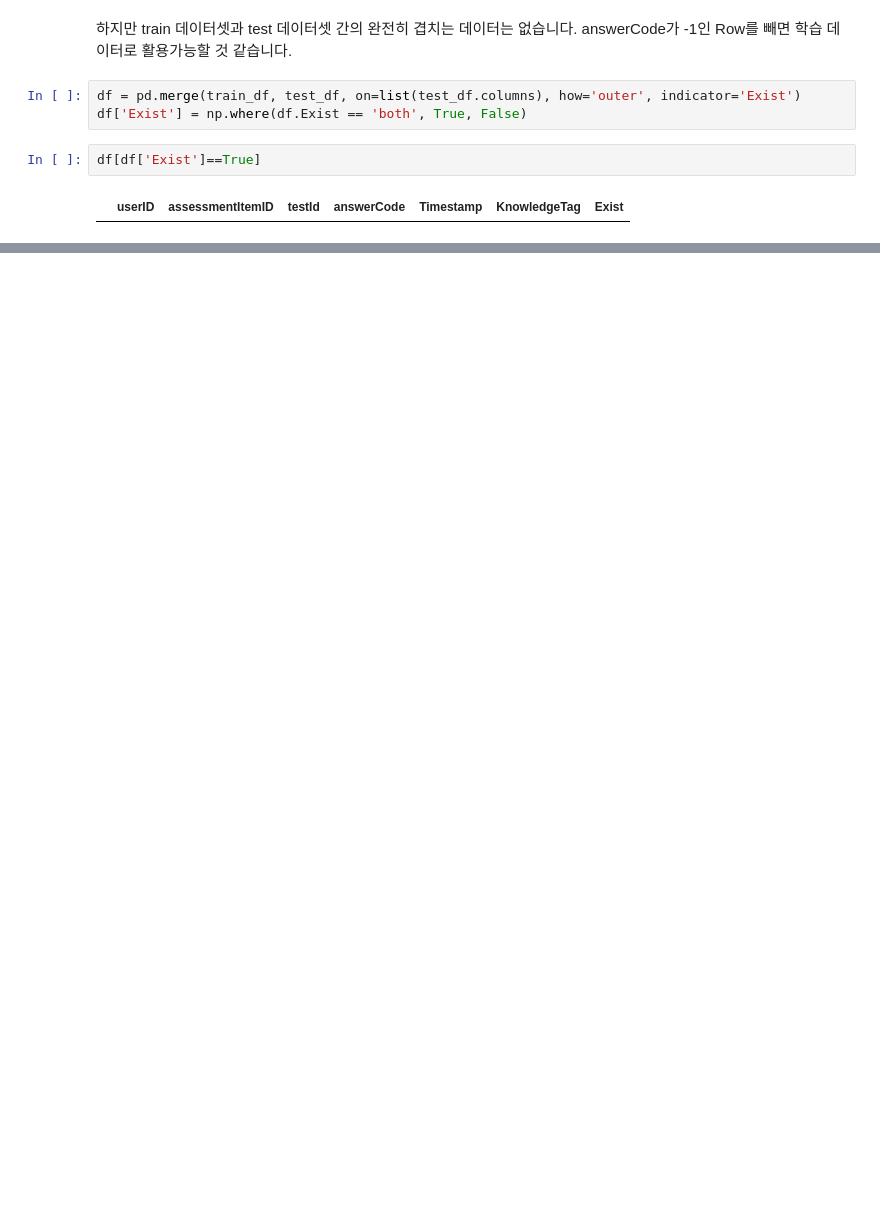
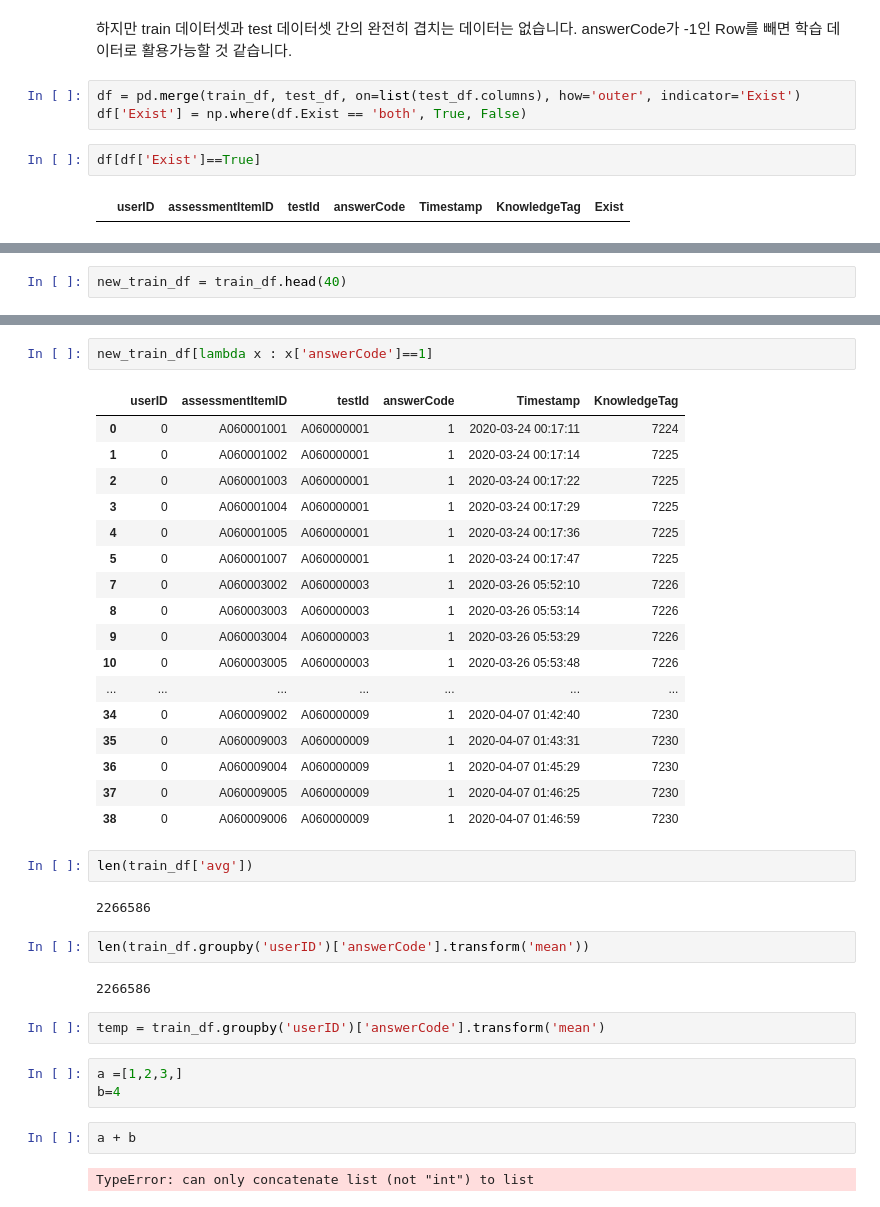
Before and after one commit to bcaitech1/p4-dkt-dkdkt, a Jupyter notebook: junseok/EDA.ipynb, the cells around one changed output, grey strips where cells are left out. Cells and saved outputs as stored; diff of their text form; blank space fills up the shorter version.

```diff
--- a/junseok/EDA.ipynb
+++ b/junseok/EDA.ipynb
@@ -121,0 +182,2 @@ df[df['Exist']==True]
+# %%
+new_train_df = train_df.head(40)
@@ -121,0 +230,37 @@ df[df['Exist']==True]
+# %%
+new_train_df[lambda x : x['answerCode']==1]
+# %% [output]
+|  | userID | assessmentItemID | testId | answerCode | Timestamp | KnowledgeTag |
+| 0 | 0 | A060001001 | A060000001 | 1 | 2020-03-24 00:17:11 | 7224 |
+| 1 | 0 | A060001002 | A060000001 | 1 | 2020-03-24 00:17:14 | 7225 |
+| 2 | 0 | A060001003 | A060000001 | 1 | 2020-03-24 00:17:22 | 7225 |
+| 3 | 0 | A060001004 | A060000001 | 1 | 2020-03-24 00:17:29 | 7225 |
+| 4 | 0 | A060001005 | A060000001 | 1 | 2020-03-24 00:17:36 | 7225 |
+| 5 | 0 | A060001007 | A060000001 | 1 | 2020-03-24 00:17:47 | 7225 |
+| 7 | 0 | A060003002 | A060000003 | 1 | 2020-03-26 05:52:10 | 7226 |
+| 8 | 0 | A060003003 | A060000003 | 1 | 2020-03-26 05:53:14 | 7226 |
+| 9 | 0 | A060003004 | A060000003 | 1 | 2020-03-26 05:53:29 | 7226 |
+| 10 | 0 | A060003005 | A060000003 | 1 | 2020-03-26 05:53:48 | 7226 |
+| ... | ... | ... | ... | ... | ... | ... |
+| 34 | 0 | A060009002 | A060000009 | 1 | 2020-04-07 01:42:40 | 7230 |
+| 35 | 0 | A060009003 | A060000009 | 1 | 2020-04-07 01:43:31 | 7230 |
+| 36 | 0 | A060009004 | A060000009 | 1 | 2020-04-07 01:45:29 | 7230 |
+| 37 | 0 | A060009005 | A060000009 | 1 | 2020-04-07 01:46:25 | 7230 |
+| 38 | 0 | A060009006 | A060000009 | 1 | 2020-04-07 01:46:59 | 7230 |
+# %%
+len(train_df['avg'])
+# %% [output]
+2266586
+# %%
+len(train_df.groupby('userID')['answerCode'].transform('mean'))
+# %% [output]
+2266586
+# %%
+temp = train_df.groupby('userID')['answerCode'].transform('mean')
+# %%
+a =[1,2,3,]
+b=4
+# %%
+a + b
+# %% [output]
+TypeError: can only concatenate list (not "int") to list
```
Also changed, not shown: parts of 16 cells of this notebook, 15 other files.
